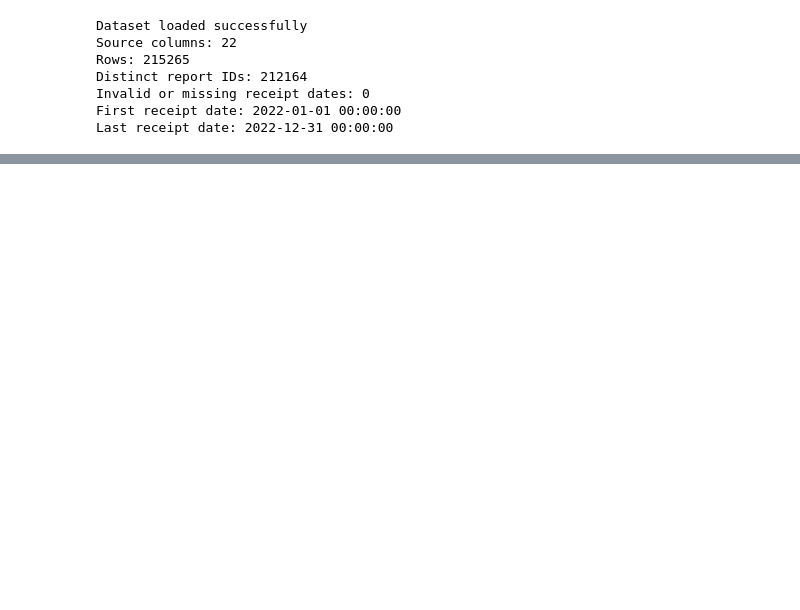
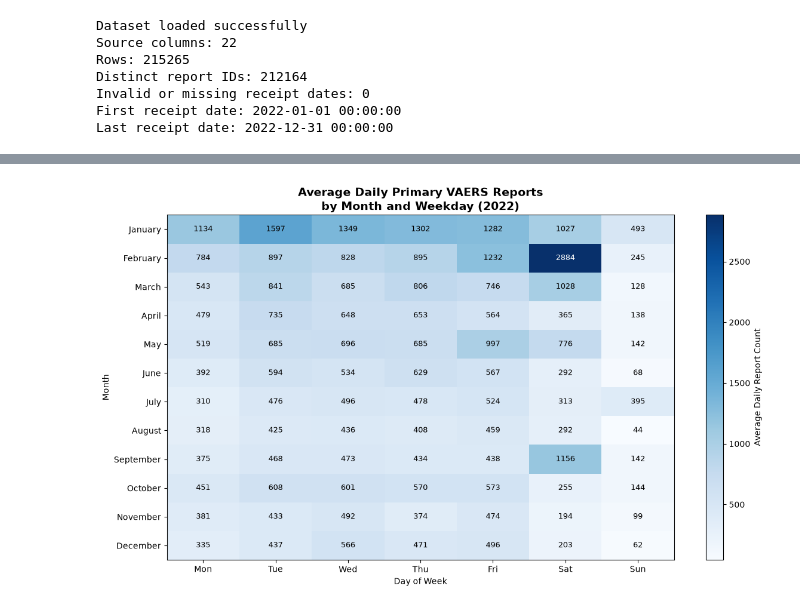
Before and after one commit to hcsdilruk/COVID-19_stat, a Jupyter notebook: suwahas_time_series.ipynb, the cells around one changed output, grey strips where cells are left out. Drawn from its saved outputs; the diff is of its cells as text; code cells hidden in the pictures; blank space fills up the shorter version.

Commit message:
Complete Suwahas VAERS time-series analysis and forecasting

```diff
--- a/suwahas_time_series.ipynb
+++ b/suwahas_time_series.ipynb
@@ -60,0 +429,99 @@ Last receipt date: 2022-12-31 00:00:00
+# %%
+
+# STEP 7: Month x Weekday Reporting Heatmap
+
+import pandas as pd
+import numpy as np
+import matplotlib.pyplot as plt
+import calendar
+from pathlib import Path
+
+# Daily primary-report counts, including zero-report dates
+daily = (
+    primary.set_index("date")
+    .resample("D")
+    .size()
+    .reindex(
+        pd.date_range("2022-01-01", "2022-12-31"),
+        fill_value=0
+    )
+    .rename("total_reports")
+    .rename_axis("date")
+    .reset_index()
+)
+
+daily["month"] = daily["date"].dt.month
+daily["weekday"] = daily["date"].dt.dayofweek
+
+# Calculate average daily reports for each month and weekday
+heatmap_data = daily.pivot_table(
+    index="month",
+    columns="weekday",
+    values="total_reports",
+    aggfunc="mean"
+).reindex(
+    index=range(1, 13),
+    columns=range(7)
+)
+
+fig, ax = plt.subplots(figsize=(12, 7))
+
+im = ax.imshow(
+    heatmap_data.values,
+    cmap="Blues",
+    aspect="auto"
+)
+
+ax.set_xticks(range(7))
+ax.set_xticklabels(
+    ["Mon", "Tue", "Wed", "Thu", "Fri", "Sat", "Sun"]
+)
+
+ax.set_yticks(range(12))
+ax.set_yticklabels(
+    [calendar.month_name[i] for i in range(1, 13)]
+)
+
+for i in range(12):
+    for j in range(7):
+        value = heatmap_data.iloc[i, j]
+        ax.text(
+            j, i, f"{value:.0f}",
+            ha="center",
+            va="center",
+            color="white" if value > heatmap_data.values.max() * 0.6 else "black",
+            fontsize=9
+        )
+
+ax.set_title(
+    "Average Daily Primary VAERS Reports\n"
+    "by Month and Weekday (2022)",
+    fontsize=14,
+    fontweight="bold"
+)
+
+ax.set_xlabel("Day of Week")
+ax.set_ylabel("Month")
+
+fig.colorbar(
+    im, ax=ax,
+    label="Average Daily Report Count"
+)
+
+plt.tight_layout()
+
+# Save a publication-quality image
+Path("figures").mkdir(exist_ok=True)
+plt.savefig(
+    "figures/month_weekday_heatmap.png",
+    dpi=300,
+    bbox_inches="tight"
+)
+
+plt.show()
+
+print("Heatmap created successfully!")
+print("Daily observations:", len(daily))
+print("Saved: figures/month_weekday_heatmap.png")
+# %% [output]
+[figure, added]
```
Also changed, not shown: parts of 19 cells of this notebook, 11 other files.
